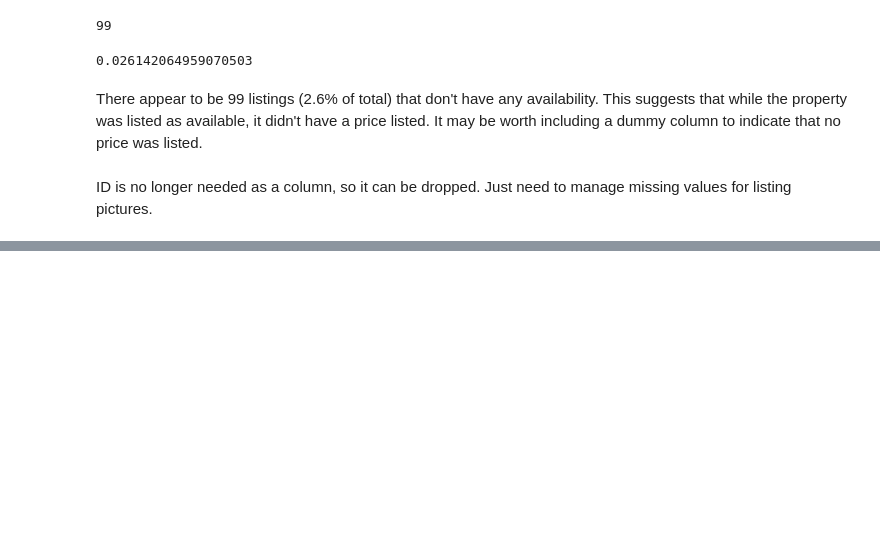
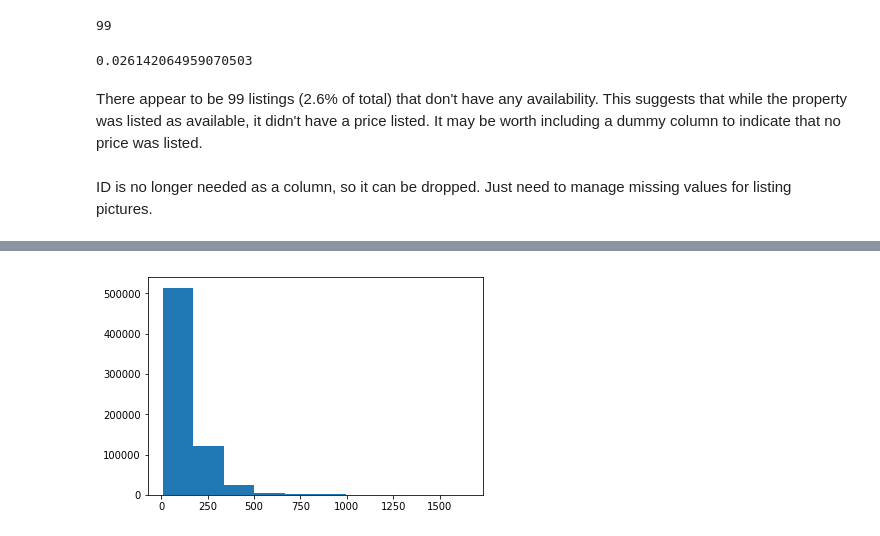
Before and after one commit to rebeccaebarnes/DSND-Project-4, a Jupyter notebook: seattle_airbnb_exploration.ipynb, the cells around one changed output, grey strips where cells are left out. Drawn from its saved outputs; the diff is of its cells as text; code cells hidden in the pictures; blank space fills up the shorter version.

Commit message:
wrangle: Address missing values

```diff
--- a/seattle_airbnb_exploration.ipynb
+++ b/seattle_airbnb_exploration.ipynb
@@ -1512,0 +1523,19 @@ assert X_train_missing.shape[1] \
+# %%
+dtype={"available": int, "price": float, "id": str, "name": str,
+       "thumbnail_url": str, "host_id": str, "host_since": int,
+       "host_response_time": str, "host_is_superhost": int,
+       "host_has_profile_pic": int, "host_identity_verified": int,
+       "neighbourhood_cleansed": str, "neighbourhood_group_cleansed": str,
+       "zipcode": str, "latitude": float, "longitude": float,
+       "property_type": str, "room_type": str, "accommodates": int,
+       "bathrooms": float, "bedrooms": float, "beds": float, "bed_type": str,
+       "security_deposit": float, "cleaning_fee": float, "extra_people": float,
+       "number_of_reviews": int, "review_scores_rating": float,
+       "review_scores_accuracy": float, "review_scoares_cleanliness": float,
+       "review_scores_checkin": float, "review_scores_communication": float,
+       "review_scores_location": float, "review_scores_value": float,
+       "instant_bookable": int, "cancellation_policy": str,
+       "require_guest_profile_picture": int,
+       "require_guest_phone_verification": int}
+
+X_train_missing = pd.read_csv('data/X_train_missing.csv', date_parser=pd.to_datetime, parse_dates=['date'], dtype=dtype)
@@ -1512,0 +1552,2 @@ assert X_train_missing.shape[1] \
+# %%
+X_train_missing.drop(['host_id', 'zipcode'], axis=1, inplace=True)
@@ -1512,0 +1560,14 @@ assert X_train_missing.shape[1] \
+# %%
+# Instantiate
+mean_imputer = Imputer()
+
+# Impute ratings
+ratings_cols = X_train_missing\
+               .loc[:, "review_scores_rating":"review_scores_value"].columns
+imputed_ratings = mean_imputer.fit_transform(X_train_missing[ratings_cols])
+
+# Join back onto df
+ratings_df = pd.DataFrame(imputed_ratings, columns=ratings_cols,
+                          index=X_train_missing.index)
+X_train_imputed = X_train_missing.drop(ratings_cols, axis=1)
+X_train_imputed = pd.concat([X_train_imputed, ratings_df], axis=1)
@@ -1512,0 +1593,4 @@ assert X_train_missing.shape[1] \
+# %%
+X_train_imputed.price.hist(grid=False);
+# %% [output]
+[figure, added]
```
Also changed, not shown: parts of 24 cells of this notebook.
